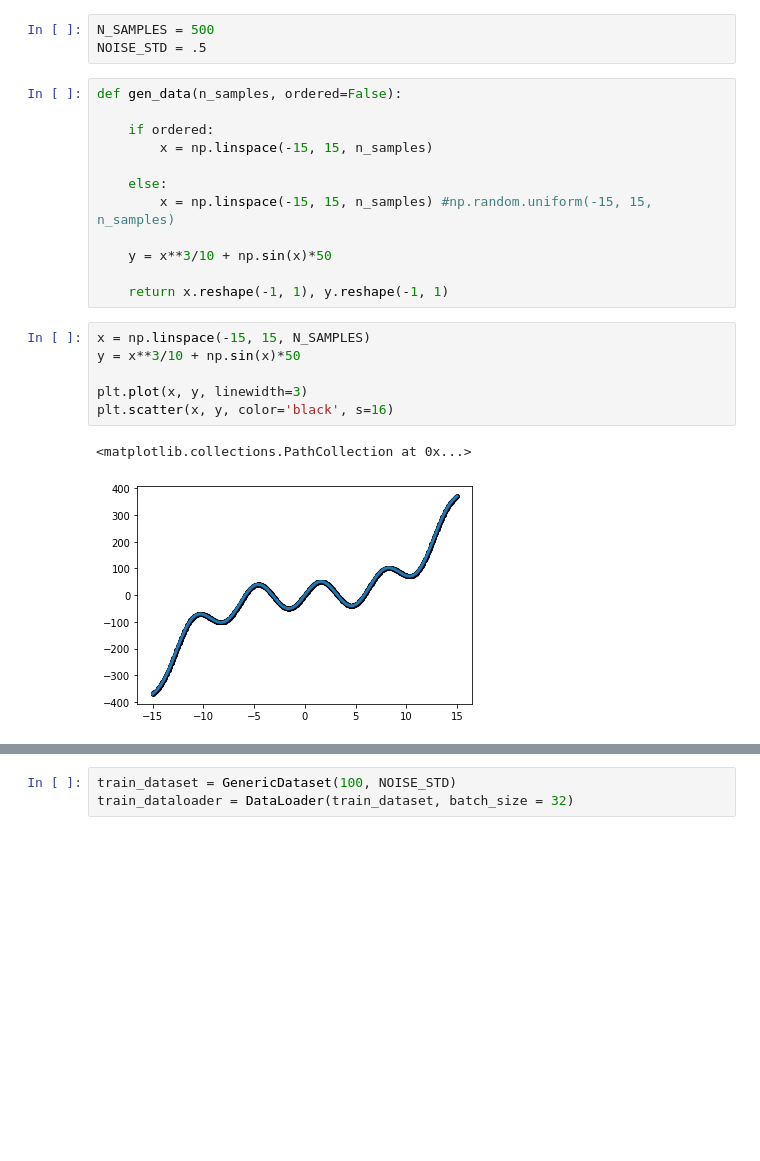
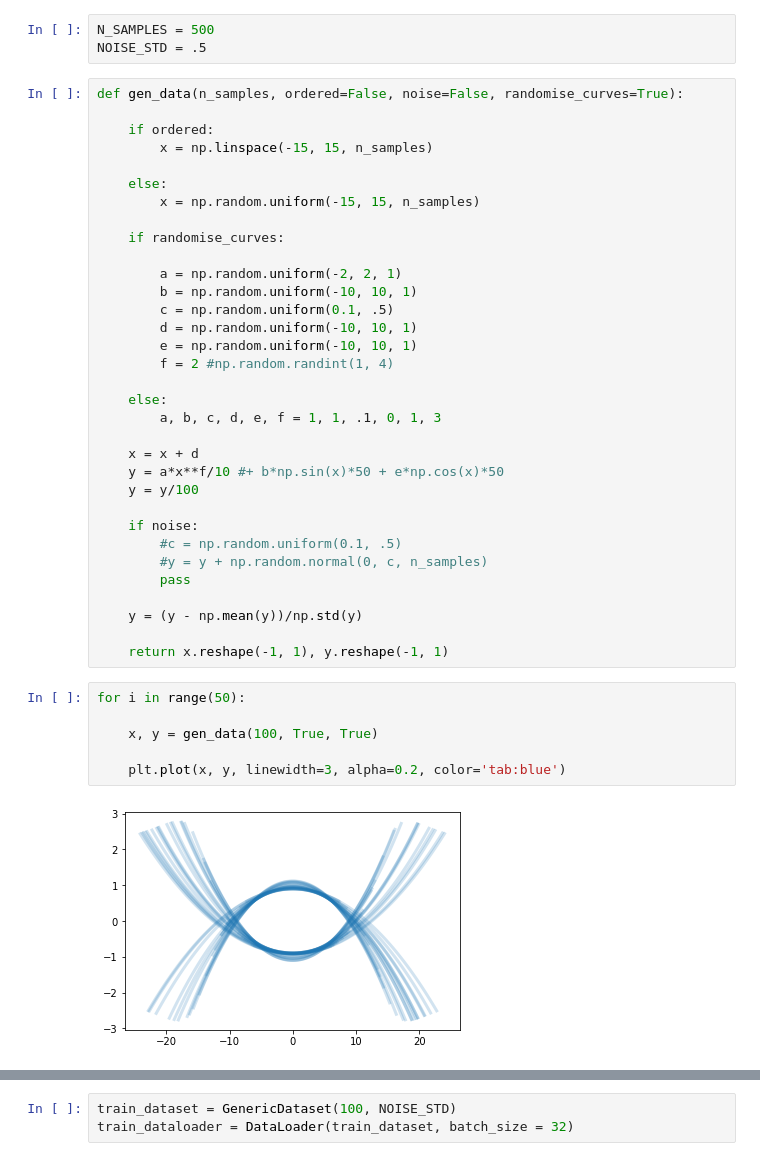
Before and after one commit to phosgene89/neural_processes_from_scratch, a Jupyter notebook: neural_process.ipynb, the cells around one changed output, grey strips where cells are left out. Cells and saved outputs as stored; diff of their text form; blank space fills up the shorter version.

```diff
--- a/neural_process.ipynb
+++ b/neural_process.ipynb
@@ -12,27 +18,47 @@ Add CUDA
 # %%
 N_SAMPLES = 500
 NOISE_STD = .5
-# %%
-def gen_data(n_samples, ordered=False):
-
-    if ordered:
-        x = np.linspace(-15, 15, n_samples)
-
-    else:
-        x = np.linspace(-15, 15, n_samples) #np.random.uniform(-15, 15, n_samples)
-
-    y = x**3/10 + np.sin(x)*50
-
-    return x.reshape(-1, 1), y.reshape(-1, 1)
-# %%
-x = np.linspace(-15, 15, N_SAMPLES)
-y = x**3/10 + np.sin(x)*50
-
-plt.plot(x, y, linewidth=3)
-plt.scatter(x, y, color='black', s=16)
-# %% [output]
-<matplotlib.collections.PathCollection at 0x...>
-[figure, removed]
+# %%
+def gen_data(n_samples, ordered=False, noise=False, randomise_curves=True):
+
+    if ordered:
+        x = np.linspace(-15, 15, n_samples)
+
+    else:
+        x = np.random.uniform(-15, 15, n_samples)
+
+    if randomise_curves:
+
+        a = np.random.uniform(-2, 2, 1)
+        b = np.random.uniform(-10, 10, 1)
+        c = np.random.uniform(0.1, .5)
+        d = np.random.uniform(-10, 10, 1)
+        e = np.random.uniform(-10, 10, 1)
+        f = 2 #np.random.randint(1, 4)
+
+    else:
+        a, b, c, d, e, f = 1, 1, .1, 0, 1, 3
+
+    x = x + d
+    y = a*x**f/10 #+ b*np.sin(x)*50 + e*np.cos(x)*50
+    y = y/100
+
+    if noise:
+        #c = np.random.uniform(0.1, .5)
+        #y = y + np.random.normal(0, c, n_samples)
+        pass
+
+    y = (y - np.mean(y))/np.std(y)
+
+    return x.reshape(-1, 1), y.reshape(-1, 1)
+# %%
+for i in range(50):
+
+    x, y = gen_data(100, True, True)
+
+    plt.plot(x, y, linewidth=3, alpha=0.2, color='tab:blue')
+# %% [output]
+[figure, added]
 # %%
 class GenericDataset(Dataset):
 
```
Also changed, not shown: parts of 18 cells of this notebook.
